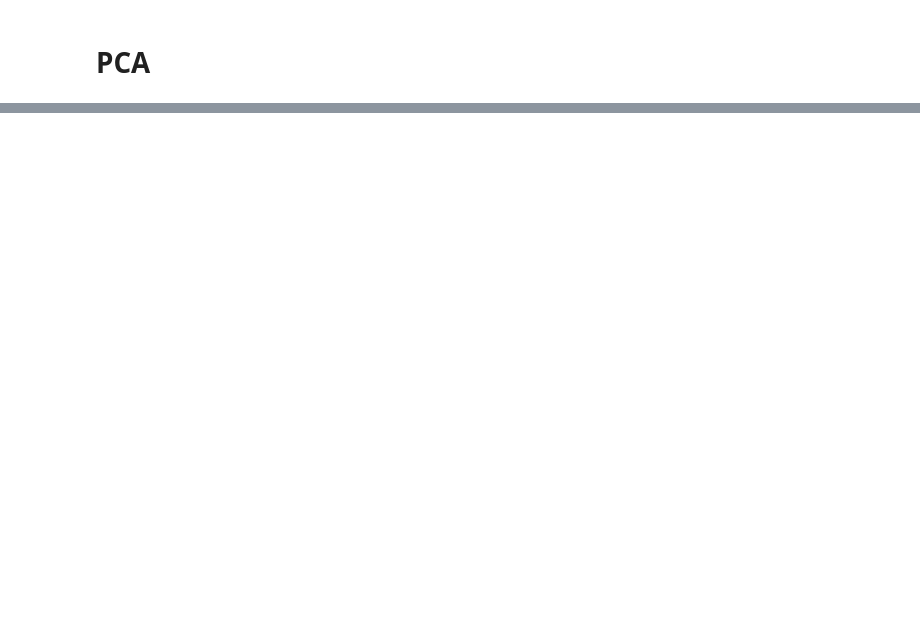
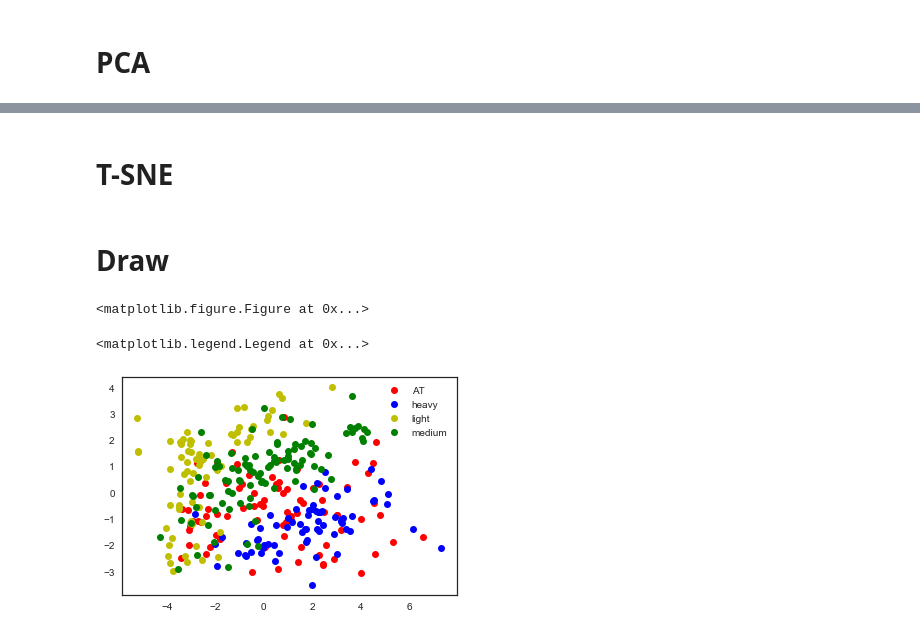
Before and after one commit to anatolyburtsev/ml_notebooks, a Jupyter notebook: sandbox/wow.ipynb, the cells around one changed output, grey strips where cells are left out. Saved outputs shown, nothing was run; the diff lists cells and outputs as text; code cells hidden in the pictures; blank space fills up the shorter version.

```diff
--- a/sandbox/wow.ipynb
+++ b/sandbox/wow.ipynb
@@ -92,0 +117,2 @@ ValueError: Input contains NaN, infinity or a value too large for dtype('float64
+# %% [markdown]
+# T-SNE
@@ -92,0 +124,16 @@ ValueError: Input contains NaN, infinity or a value too large for dtype('float64
+# %% [markdown]
+# Draw
+# %%
+fig = plt.figure(1, figsize=(6, 5))
+plt.clf()
+# %% [output]
+<matplotlib.figure.Figure at 0x...>
+# %%
+plt.plot(X_pca[y==0, 0], X_pca[y==0, 1], 'ro', label="AT")
+plt.plot(X_pca[y==1, 0], X_pca[y==1, 1], 'bo', label="heavy")
+plt.plot(X_pca[y==2, 0], X_pca[y==2, 1], 'yo', label="light")
+plt.plot(X_pca[y==3, 0], X_pca[y==3, 1], 'go', label="medium")
+plt.legend(loc=0)
+# %% [output]
+<matplotlib.legend.Legend at 0x...>
+[figure, added]
```
Also changed, not shown: parts of 31 cells of this notebook, 6 other files.
